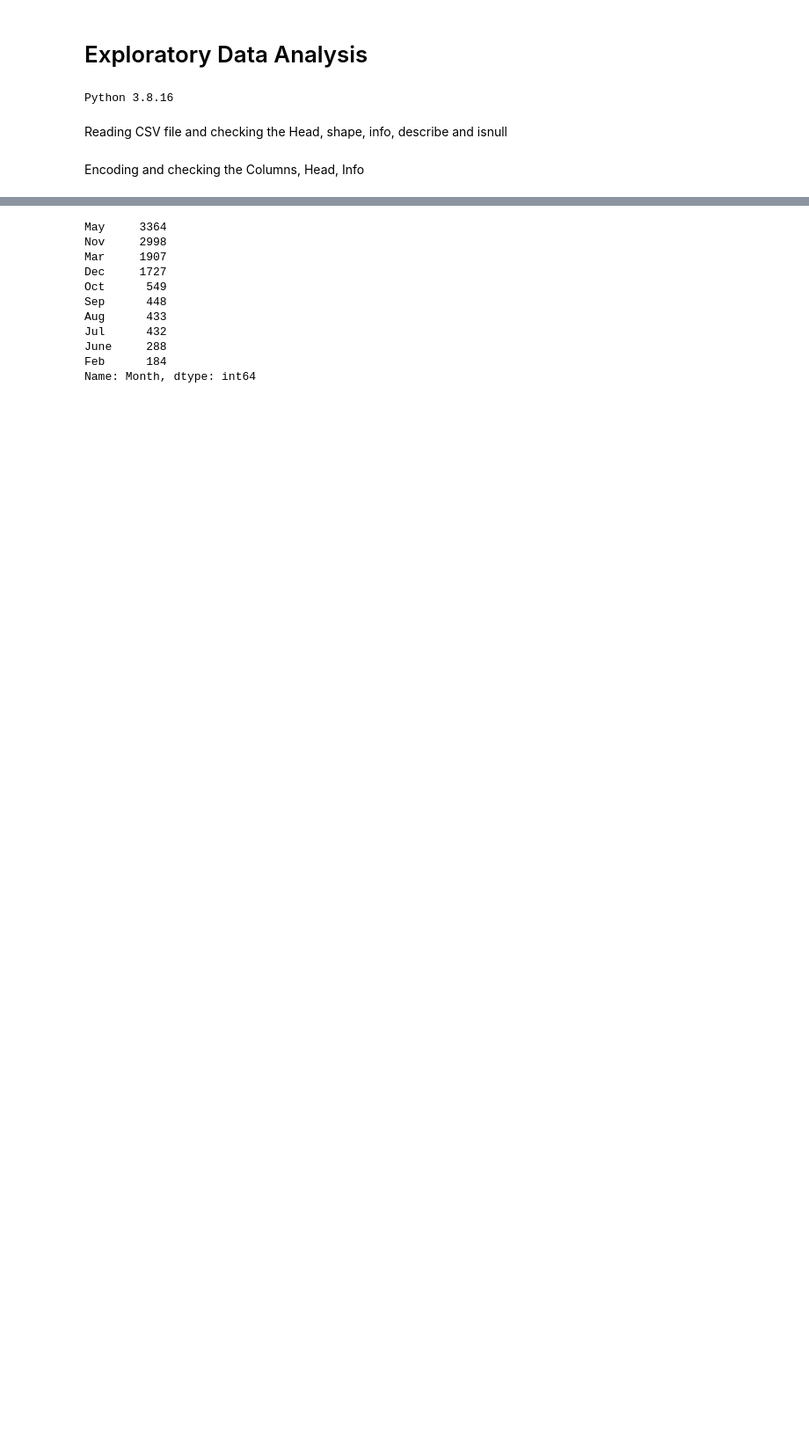
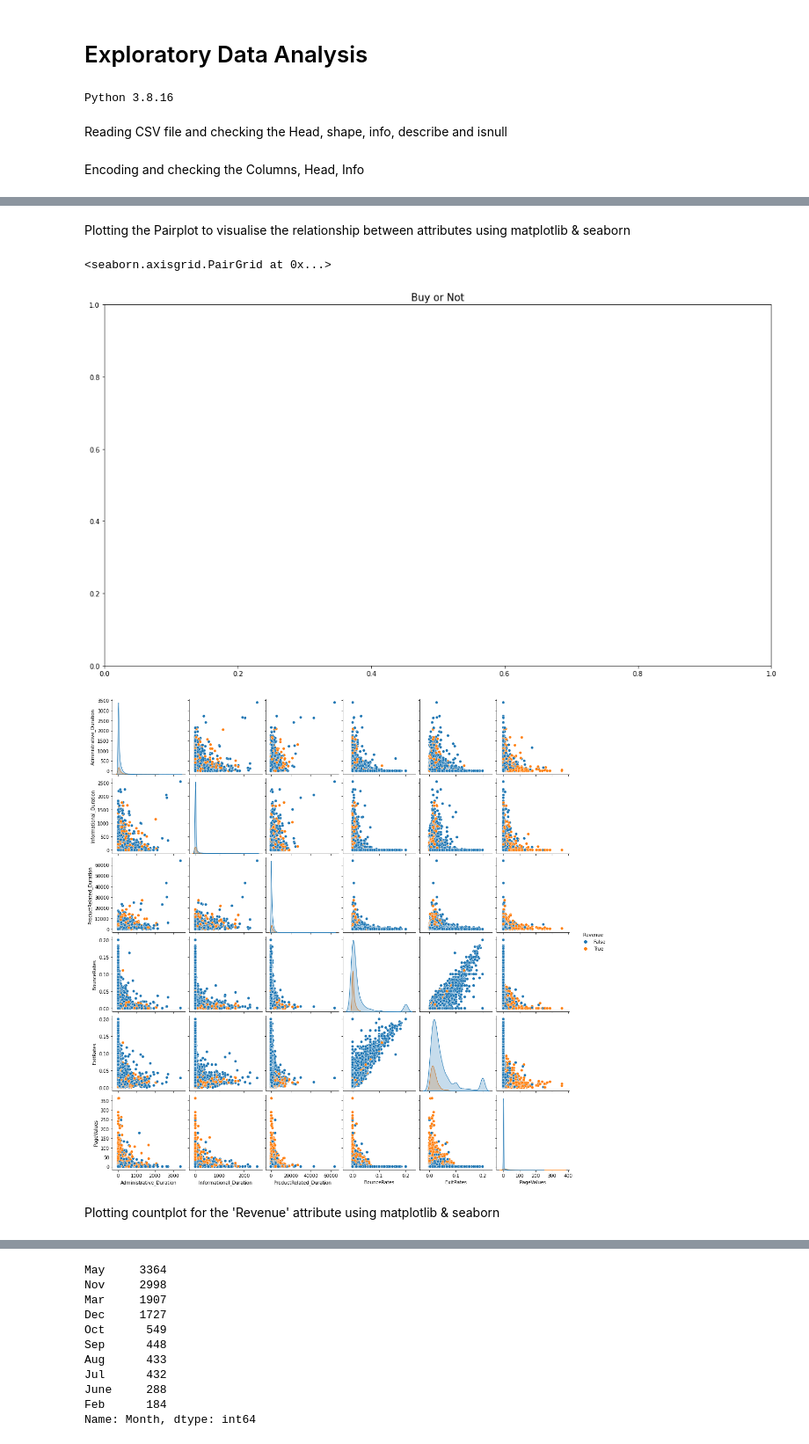
Before and after one commit to harishahamed26/online-shoppers-intension-Machine-learning, a Jupyter notebook: main.ipynb, the cells around one changed output, grey strips where cells are left out. Shown at 88% size. Cells and saved outputs as stored; diff of their text form; code cells hidden in the pictures; blank space fills up the shorter version.

```diff
--- a/main.ipynb
+++ b/main.ipynb
@@ -103 +160,21 @@ Revenue
+# %% [markdown]
+Plotting the Pairplot to visualise the relationship between attributes using matplotlib & seaborn
+# %%
+#importing libraries for plots matplotlib and seaborn
+
+import matplotlib.pyplot    as plt
+import seaborn              as sns
+
+# The Seaborn Pairplot allows us to plot pairwise relationships between variables within a dataset.
+
+plt.title('Buy or Not', fontsize = 15)
+sns.pairplot(OSI_Data_Original[['Administrative_Duration',
+       'Informational_Duration', 'ProductRelated_Duration',
+       'BounceRates', 'ExitRates', 'PageValues','Revenue']],hue='Revenue')
+# %% [output]
+<seaborn.axisgrid.PairGrid at 0x...>
+[figure, added]
+[figure, added]
+# %% [markdown]
+Plotting countplot for the 'Revenue' attribute using matplotlib & seaborn
 # %%
```
Also changed, not shown: parts of 26 cells of this notebook.
